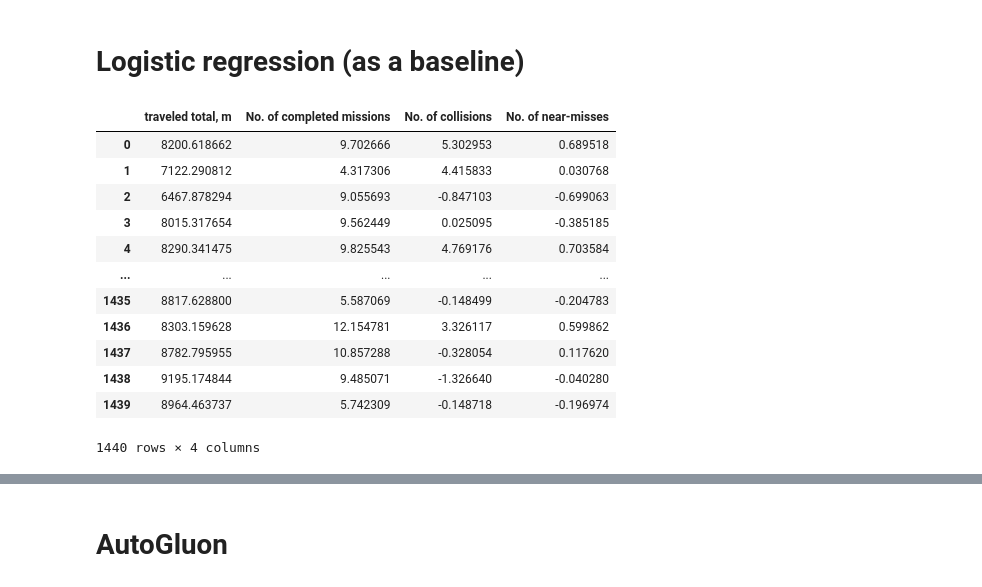
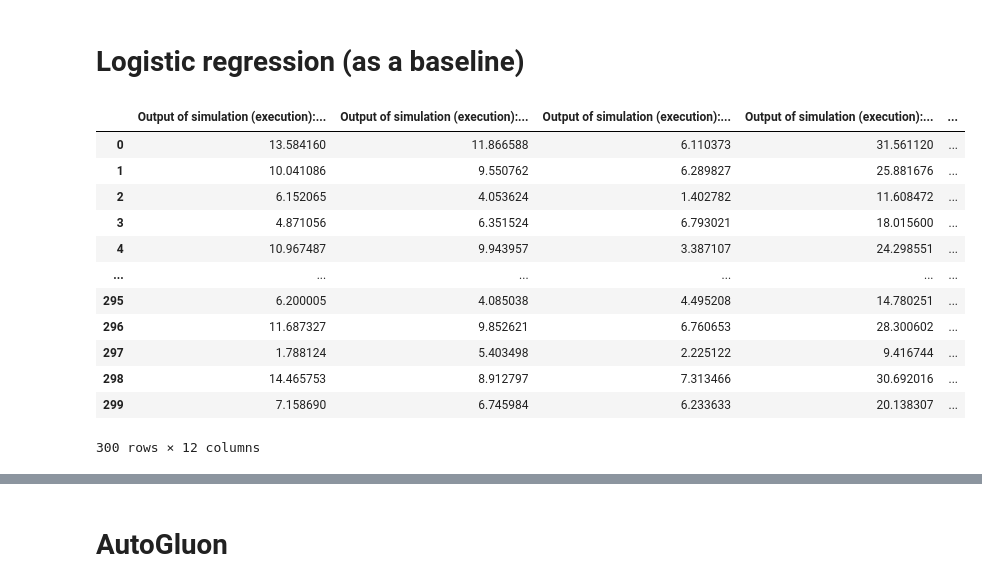
Before and after one commit to Olga-Mironenko/coordination_oru, a Jupyter notebook: scenario-analysis/model.ipynb, the cells around one changed output, grey strips where cells are left out. Drawn from its saved outputs; the diff is of its cells as text; code cells hidden in the pictures.

```diff
--- a/scenario-analysis/model.ipynb
+++ b/scenario-analysis/model.ipynb
@@ -75,4 +156,29 @@ memory usage: 4.5+ MB
 # %%
-df_inout = df_all[list(COLUMNS_ALL)]
-df_inout
+def parse_tuple_string(tuple_string):
+    if pd.isna(tuple_string):
+        return None
+    return ast.literal_eval(tuple_string)
+
+
+def preprocess_inout(df_inout):
+    df_inout = df_inout.copy()
+
+    linearization_columns = [col for col in df_inout.columns if isinstance(col, str) and col.startswith('Linearization')]
+    for col in linearization_columns:
+        df_inout[col] = df_inout[col].apply(parse_tuple_string)
+
+    dict_preprocessed = {}
+    for col, series2data in COLUMNS_ALL.items():
+        data = series2data(df_inout[col])
+        if not isinstance(data, list):
+            dict_preprocessed[col] = data
+        else:
+            for i, series in enumerate(data):
+                dict_preprocessed[f'{col}#{i}'] = series
+
+    return pd.DataFrame(dict_preprocessed)
+
+
+df_preprocessed = preprocess_inout(df_inout)
+df_preprocessed
 # %% [output]
@@ -156,11 +217,15 @@ def shuffle_df(df):
 
 
 def split_train_test(df):
-    # Define groups based on 'Scenario ID'
-    groups = df['Scenario ID']
+    test_size = 0.2
+    random_state = 1
 
-    # Create GroupShuffleSplit instance
-    gss = sklearn.model_selection.GroupShuffleSplit(n_splits=1, test_size=0.2, random_state=1)
+    if not COLUMNS_NONSPLIT:
+        return sklearn.model_selection.train_test_split(df, test_size=test_size, random_state=random_state)
+
+    gss = sklearn.model_selection.GroupShuffleSplit(n_splits=1, test_size=test_size, random_state=random_state)
+    column, = list(COLUMNS_NONSPLIT)
+    groups = df[column]
 
     # Split the data
     for train_idx, test_idx in gss.split(df, groups=groups):
@@ -204,42 +269,42 @@ df_test
 # %%
 def split_df_to_X_y(df):
     columns_input_df = [col for col in df.columns
-                        if col.split('#')[0] in COLUMNS_INPUT]
+                        if (col if not isinstance(col, str) else col.split('#')[0]) in COLUMNS_INPUT]
     columns_output_df = list(COLUMNS_OUTPUT)
     assert set(COLUMNS_NONSPLIT) | set(columns_input_df) | set(columns_output_df) == set(df.columns)
 
     X = df[columns_input_df]
     y = df[columns_output_df]
     return X, y
 
 
 def run_regression(df_train, df_test):
     X_train, y_train = split_df_to_X_y(df_train)
     X_test, y_test = split_df_to_X_y(df_test)
 
     model = sklearn.linear_model.LinearRegression()
     model.fit(X_train, y_train)
     ndarray_predictions = model.predict(X_test)
     df_predictions = pd.DataFrame(ndarray_predictions, columns=y_test.columns)
     return df_predictions
 
 
 df_predictions_regression = run_regression(df_train, df_test)
 df_predictions_regression
 # %% [output]
-|  | traveled total, m | No. of completed missions | No. of collisions | No. of near-misses |
-| 0 | 8200.618662 | 9.702666 | 5.302953 | 0.689518 |
-| 1 | 7122.290812 | 4.317306 | 4.415833 | 0.030768 |
-| 2 | 6467.878294 | 9.055693 | -0.847103 | -0.699063 |
-| 3 | 8015.317654 | 9.562449 | 0.025095 | -0.385185 |
-| 4 | 8290.341475 | 9.825543 | 4.769176 | 0.703584 |
-| ... | ... | ... | ... | ... |
-| 1435 | 8817.628800 | 5.587069 | -0.148499 | -0.204783 |
-| 1436 | 8303.159628 | 12.154781 | 3.326117 | 0.599862 |
-| 1437 | 8782.795955 | 10.857288 | -0.328054 | 0.117620 |
-| 1438 | 9195.174844 | 9.485071 | -1.326640 | -0.040280 |
-| 1439 | 8964.463737 | 5.742309 | -0.148718 | -0.196974 |
+|  | Output of simulation (execution):... | Output of simulation (execution):... | Output of simulation (execution):... | Output of simulation (execution):... | ... |
+| 0 | 13.584160 | 11.866588 | 6.110373 | 31.561120 | ... |
+| 1 | 10.041086 | 9.550762 | 6.289827 | 25.881676 | ... |
+| 2 | 6.152065 | 4.053624 | 1.402782 | 11.608472 | ... |
+| 3 | 4.871056 | 6.351524 | 6.793021 | 18.015600 | ... |
+| 4 | 10.967487 | 9.943957 | 3.387107 | 24.298551 | ... |
+| ... | ... | ... | ... | ... | ... |
+| 295 | 6.200005 | 4.085038 | 4.495208 | 14.780251 | ... |
+| 296 | 11.687327 | 9.852621 | 6.760653 | 28.300602 | ... |
+| 297 | 1.788124 | 5.403498 | 2.225122 | 9.416744 | ... |
+| 298 | 14.465753 | 8.912797 | 7.313466 | 30.692016 | ... |
+| 299 | 7.158690 | 6.745984 | 6.233633 | 20.138307 | ... |
-1440 rows × 4 columns
+300 rows × 12 columns
 # %%
 def save_and_show(fig, basename):  # to avoid inlining large image data into the notebook file
     filename = f'{DIRECTORY_DATA}/{basename}-{random.random()}.png'
```
Also changed, not shown: parts of 13 cells of this notebook, 1 other file.
